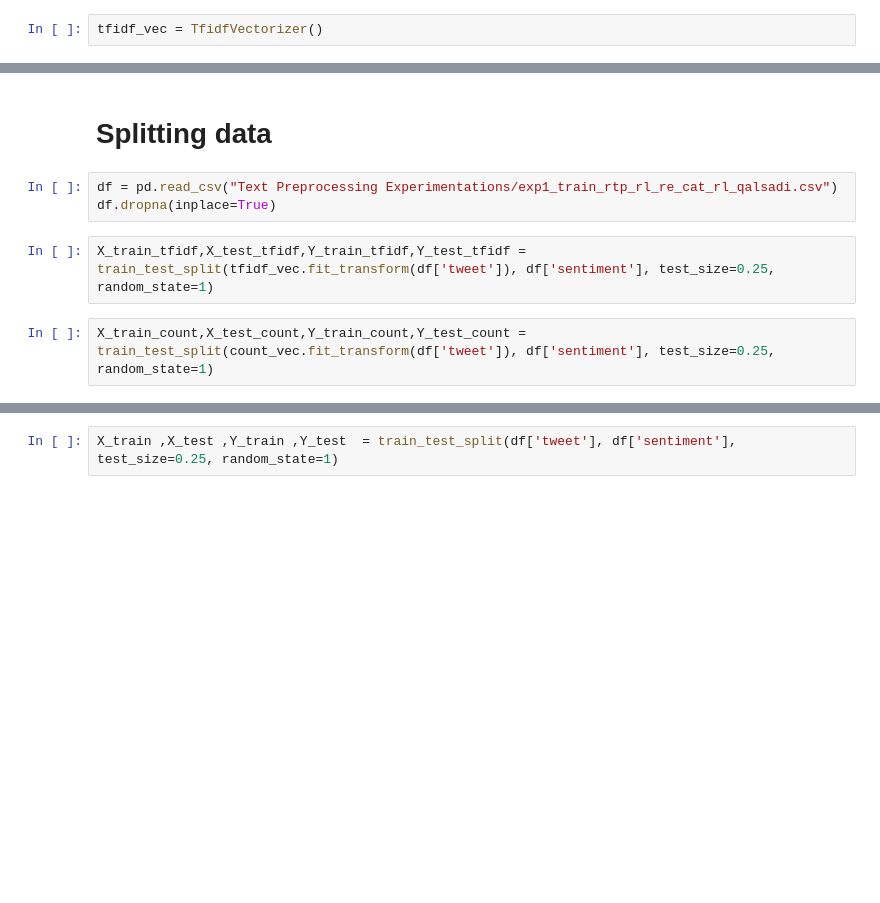
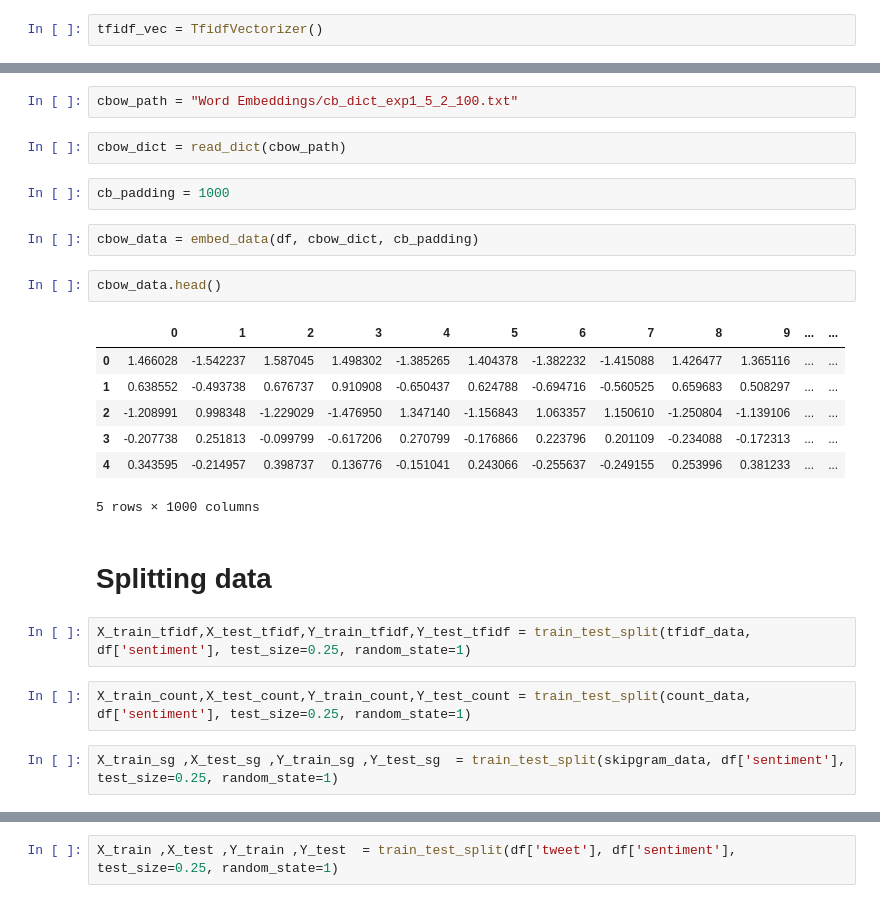
Before and after one commit to 3omara/Arabic-Sentiment-Analysis, a Jupyter notebook: ML_Models.ipynb, the cells around one changed output, grey strips where cells are left out. Saved outputs shown, nothing was run; the diff lists cells and outputs as text; blank space fills up the shorter version.

```diff
--- a/ML_Models.ipynb
+++ b/ML_Models.ipynb
@@ -132,9 +136,26 @@ tfidf_vec = TfidfVectorizer()
+# %%
+cbow_path = "Word Embeddings/cb_dict_exp1_5_2_100.txt"
+# %%
+cbow_dict = read_dict(cbow_path)
+# %%
+cb_padding = 1000
+# %%
+cbow_data = embed_data(df, cbow_dict, cb_padding)
+# %%
+cbow_data.head()
+# %% [output]
+|  | 0 | 1 | 2 | 3 | 4 | 5 | 6 | 7 | 8 | 9 | ... | ... |
+| 0 | 1.466028 | -1.542237 | 1.587045 | 1.498302 | -1.385265 | 1.404378 | -1.382232 | -1.415088 | 1.426477 | 1.365116 | ... | ... |
+| 1 | 0.638552 | -0.493738 | 0.676737 | 0.910908 | -0.650437 | 0.624788 | -0.694716 | -0.560525 | 0.659683 | 0.508297 | ... | ... |
+| 2 | -1.208991 | 0.998348 | -1.229029 | -1.476950 | 1.347140 | -1.156843 | 1.063357 | 1.150610 | -1.250804 | -1.139106 | ... | ... |
+| 3 | -0.207738 | 0.251813 | -0.099799 | -0.617206 | 0.270799 | -0.176866 | 0.223796 | 0.201109 | -0.234088 | -0.172313 | ... | ... |
+| 4 | 0.343595 | -0.214957 | 0.398737 | 0.136776 | -0.151041 | 0.243066 | -0.255637 | -0.249155 | 0.253996 | 0.381233 | ... | ... |
+5 rows × 1000 columns
 # %% [markdown]
 # Splitting data
-# %%
-df = pd.read_csv("Text Preprocessing Experimentations/exp1_train_rtp_rl_re_cat_rl_qalsadi.csv")
-df.dropna(inplace=True)
 # %%
-X_train_tfidf,X_test_tfidf,Y_train_tfidf,Y_test_tfidf = train_test_split(tfidf_vec.fit_transform(df['tweet']), df['sentiment'], test_size=0.25, random_state=1)
+X_train_tfidf,X_test_tfidf,Y_train_tfidf,Y_test_tfidf = train_test_split(tfidf_data, df['sentiment'], test_size=0.25, random_state=1)
 # %%
-X_train_count,X_test_count,Y_train_count,Y_test_count = train_test_split(count_vec.fit_transform(df['tweet']), df['sentiment'], test_size=0.25, random_state=1)
+X_train_count,X_test_count,Y_train_count,Y_test_count = train_test_split(count_data, df['sentiment'], test_size=0.25, random_state=1)
+# %%
+X_train_sg ,X_test_sg ,Y_train_sg ,Y_test_sg  = train_test_split(skipgram_data, df['sentiment'], test_size=0.25, random_state=1)
```
Also changed, not shown: parts of 66 cells of this notebook, 13 other files.
